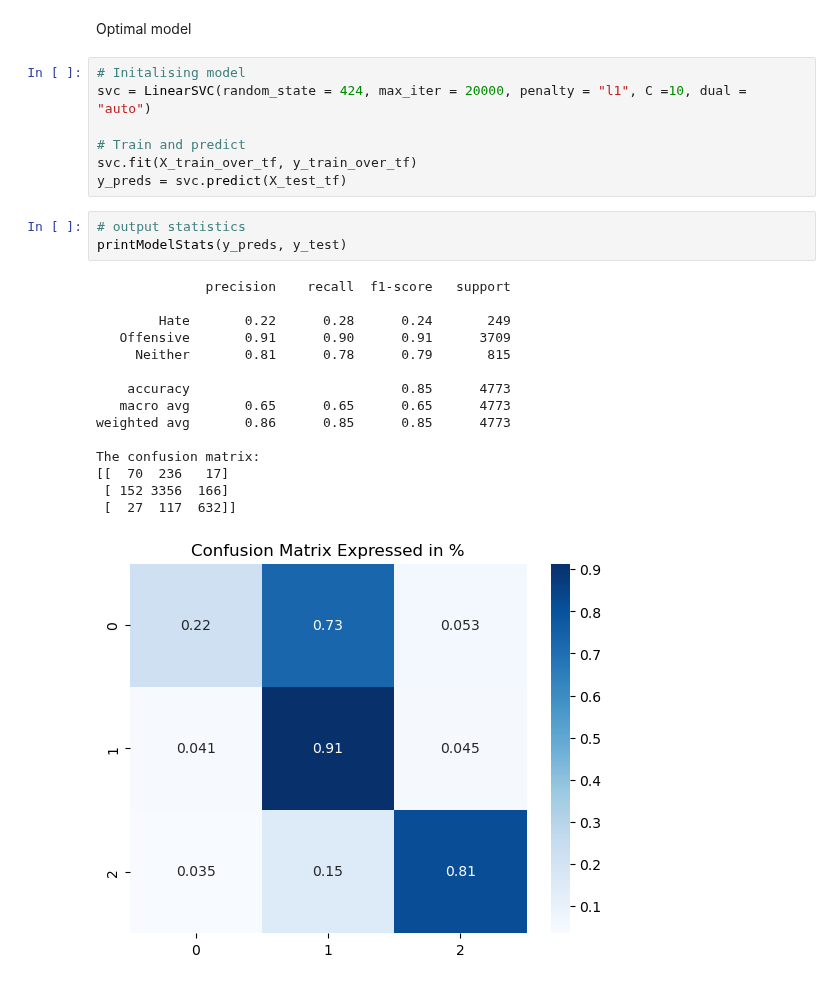
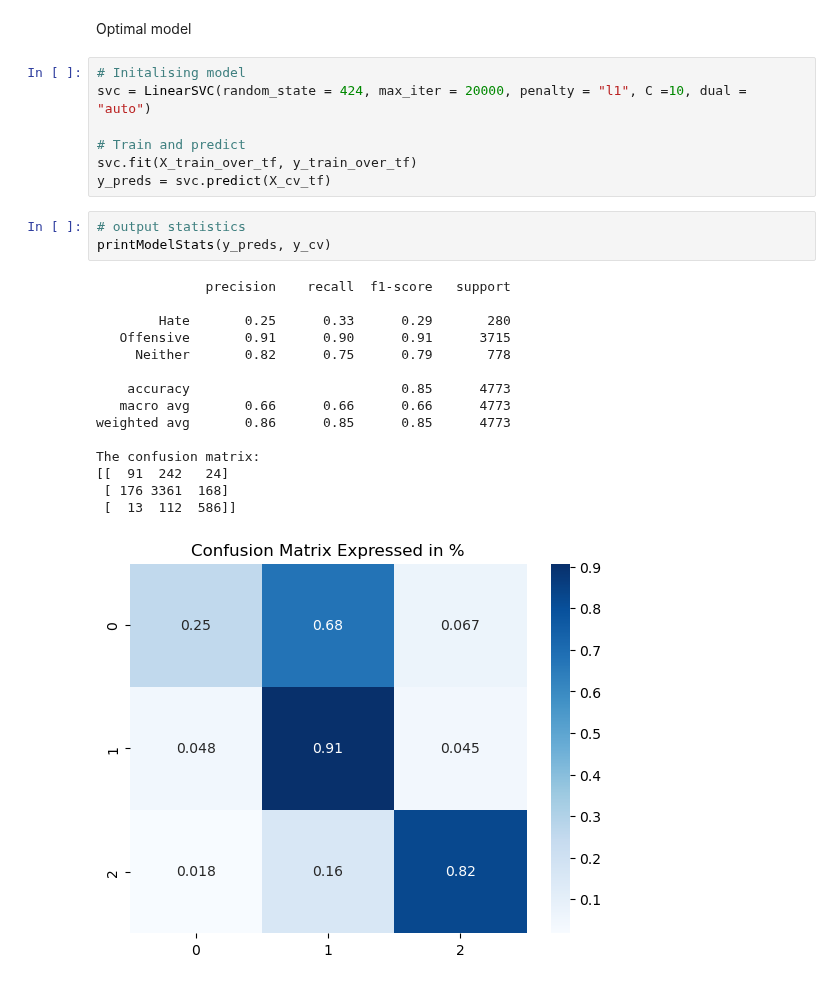
Before and after one commit to Disquietudee/Recognising-hate-speech-on-twitter-vs-offensive-language, a Jupyter notebook: baseline_model_SVM.ipynb, the cells around one changed output. Cells and saved outputs as stored; diff of their text form.

```diff
--- a/baseline_model_SVM.ipynb
+++ b/baseline_model_SVM.ipynb
@@ -305,23 +305,23 @@ svc = LinearSVC(random_state = 424, max_iter = 20000, penalty = "l1", C =10, dua
 
 # Train and predict
 svc.fit(X_train_over_tf, y_train_over_tf)
-y_preds = svc.predict(X_test_tf)
+y_preds = svc.predict(X_cv_tf)
 # %%
 # output statistics
-printModelStats(y_preds, y_test)
+printModelStats(y_preds, y_cv)
 # %% [output]
               precision    recall  f1-score   support
 
-        Hate       0.22      0.28      0.24       249
-   Offensive       0.91      0.90      0.91      3709
-     Neither       0.81      0.78      0.79       815
+        Hate       0.25      0.33      0.29       280
+   Offensive       0.91      0.90      0.91      3715
+     Neither       0.82      0.75      0.79       778
 
     accuracy                           0.85      4773
-   macro avg       0.65      0.65      0.65      4773
+   macro avg       0.66      0.66      0.66      4773
 weighted avg       0.86      0.85      0.85      4773
 
 The confusion matrix:
-[[  70  236   17]
- [ 152 3356  166]
- [  27  117  632]]
+[[  91  242   24]
+ [ 176 3361  168]
+ [  13  112  586]]
-[figure, old version]
+[figure, new version]
```
Also changed, not shown: parts of 11 cells of this notebook, 2 other files.
